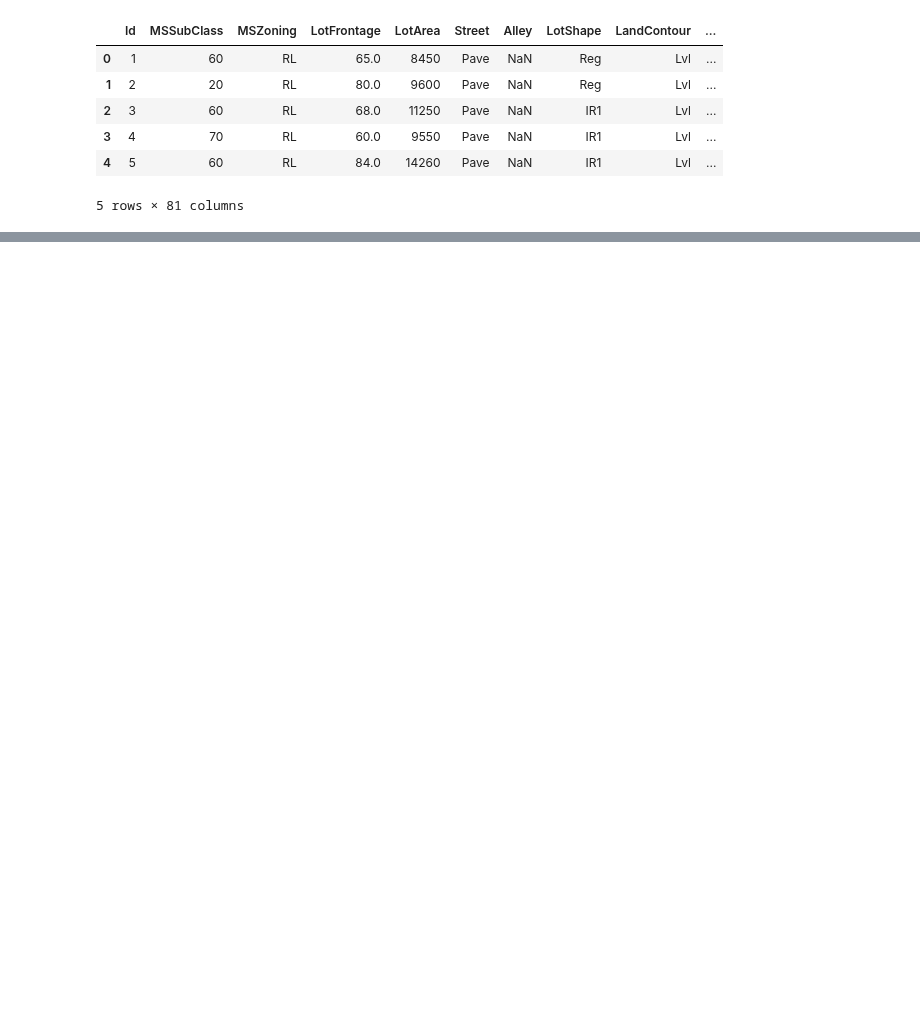
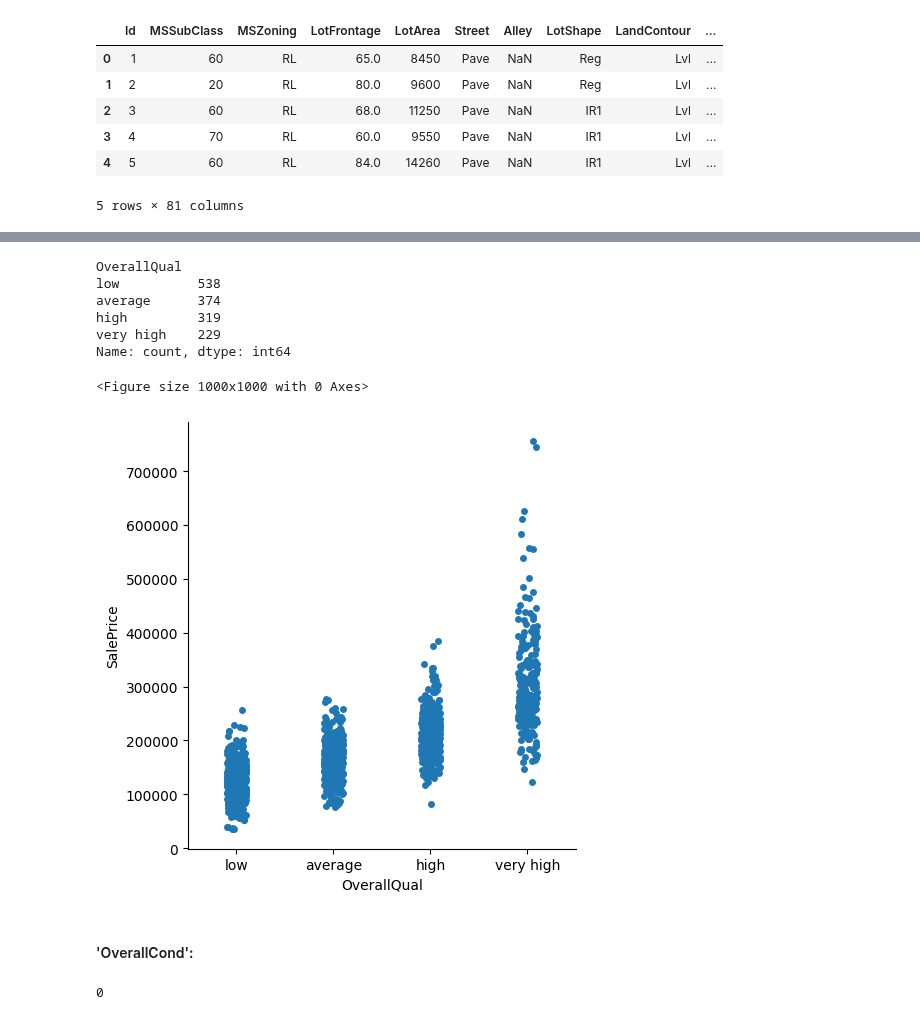
Before and after one commit to jordanriver/DScourse, a Jupyter notebook: Homework/housing_price_competition/housing_price_competition_1.ipynb, the cells around one changed output, grey strips where cells are left out. Saved outputs shown, nothing was run; the diff lists cells and outputs as text; code cells hidden in the pictures; blank space fills up the shorter version.

```diff
--- a/Homework/housing_price_competition/housing_price_competition_1.ipynb
+++ b/Homework/housing_price_competition/housing_price_competition_1.ipynb
@@ -28,0 +61,3 @@ a = df.apply(lambda x: pd.to_numeric(x, errors='coerce')).isnull().sum()
+# %%
+# Create copy of DataFrame for feature engineering
+df_converted = df.copy()
@@ -28,0 +71,21 @@ a = df.apply(lambda x: pd.to_numeric(x, errors='coerce')).isnull().sum()
+# %%
+# Convert 'MSSubClass' to categorical
+df_converted['MSSubClass'] = df_converted['MSSubClass'].map({
+    20: '1-STORY 1946 & NEWER ALL STYLES',
+    30:	'1-STORY 1945 & OLDER',
+    40:	'1-STORY W/FINISHED ATTIC ALL AGES',
+    45:	'1-1/2 STORY - UNFINISHED ALL AGES',
+    50:	'1-1/2 STORY FINISHED ALL AGES',
+    60:	'2-STORY 1946 & NEWER',
+    70:	'2-STORY 1945 & OLDER',
+    75:	'2-1/2 STORY ALL AGES',
+    80:	'SPLIT OR MULTI-LEVEL',
+    85:	'SPLIT FOYER',
+    90:	'DUPLEX - ALL STYLES AND AGES',
+    120:	'1-STORY PUD (Planned Unit Development) - 1946 & NEWER',
+    150:	'1-1/2 STORY PUD - ALL AGES',
+    160:	'2-STORY PUD - 1946 & NEWER',
+    180:	'PUD - MULTILEVEL - INCL SPLIT LEV/FOYER',
+    190:	'2 FAMILY CONVERSION - ALL STYLES AND AGES'
+    }
+)
@@ -28,0 +112,3 @@ a = df.apply(lambda x: pd.to_numeric(x, errors='coerce')).isnull().sum()
+# %%
+# Split 'LotArea' into quartiles
+df_converted['LotArea'] = pd.qcut(df_converted['LotArea'], q=4, labels=['small', 'medium', 'large', 'XL'])
@@ -28,0 +177,26 @@ a = df.apply(lambda x: pd.to_numeric(x, errors='coerce')).isnull().sum()
+# %%
+labels = ['low', 'average', 'high', 'very high']
+
+df_converted['OverallQual'] = pd.qcut(df_converted['OverallQual'], q=4, labels=labels)
+# %%
+df_converted['OverallQual'].value_counts()
+# %% [output]
+OverallQual
+low          538
+average      374
+high         319
+very high    229
+Name: count, dtype: int64
+# %%
+plt.figure(figsize=(10, 10))
+sns.catplot(data=df_converted, x='OverallQual', y='SalePrice')
+plt.show()
+# %% [output]
+<Figure size 1000x1000 with 0 Axes>
+[figure, added]
+# %% [markdown]
+#### 'OverallCond':
+# %%
+df_converted['OverallCond'].isnull().sum()
+# %% [output]
+0
```
Also changed, not shown: parts of 31 cells of this notebook.
